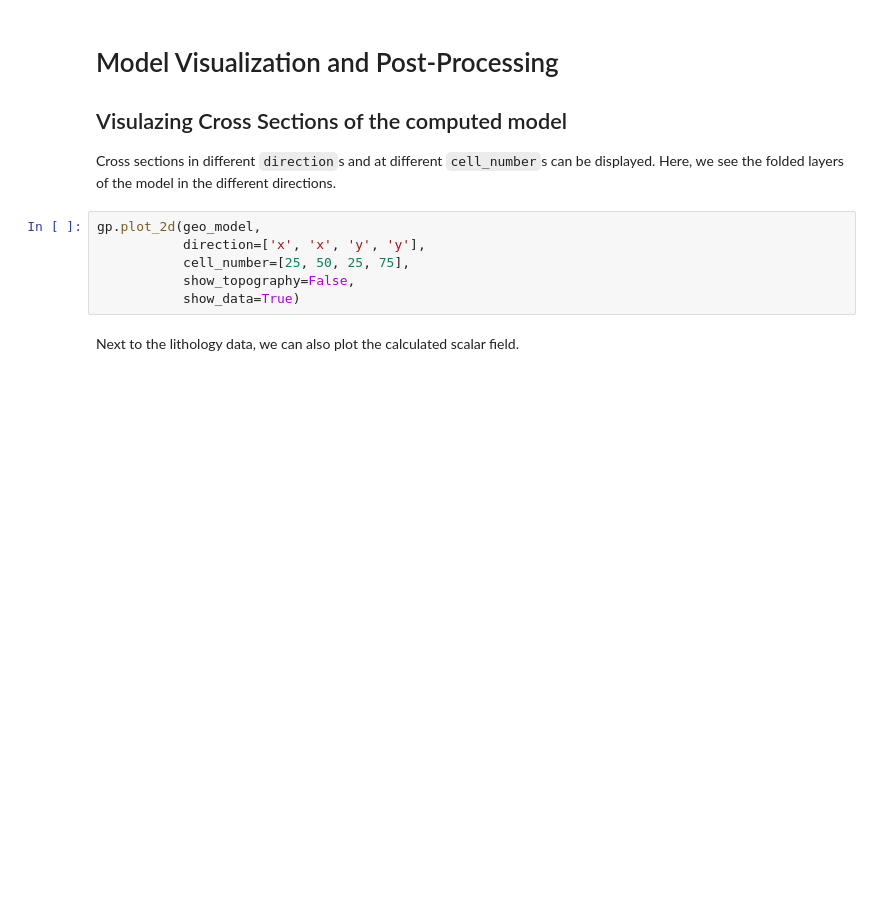
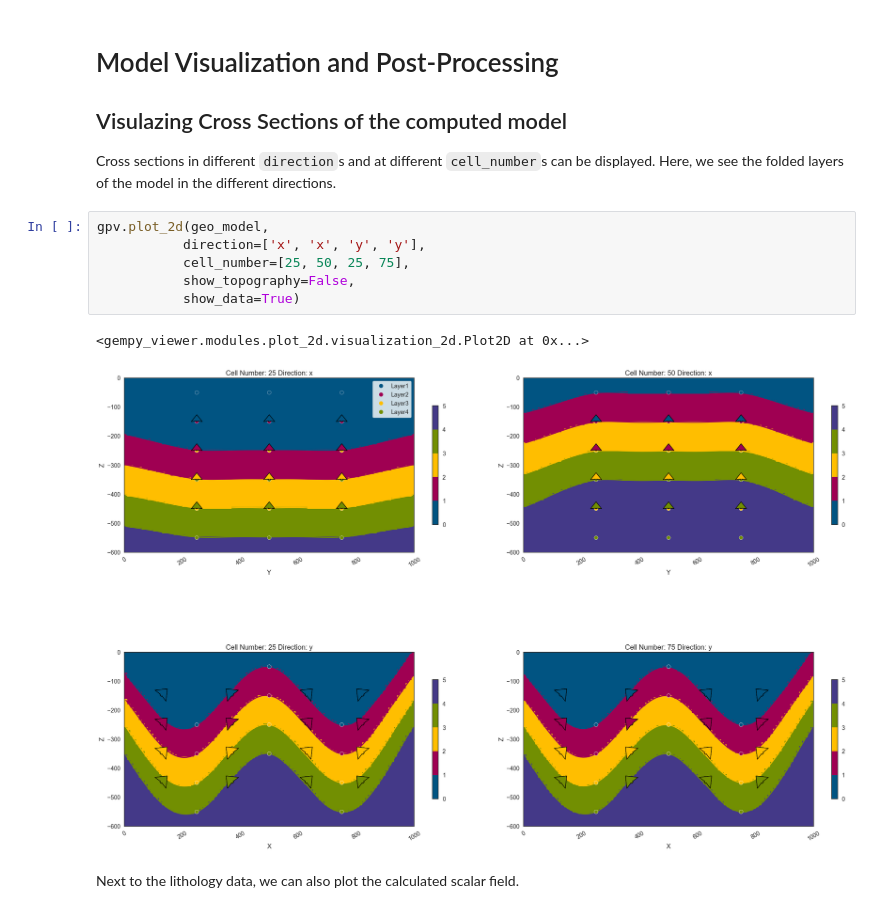
Before and after one commit to cgre-aachen/gemgis_data, a Jupyter notebook: notebooks/01_basic_modeling/model2_Folded_Layers.ipynb, the cells around one changed output. Cells and saved outputs as stored; diff of their text form; blank space fills up the shorter version.

```diff
--- a/notebooks/01_basic_modeling/model2_Folded_Layers.ipynb
+++ b/notebooks/01_basic_modeling/model2_Folded_Layers.ipynb
@@ -261,11 +308,14 @@ geo_model.solutions
 
 Cross sections in different `direction`s and at different `cell_number`s can be displayed. Here, we see the folded layers of the model in the different directions.
 # %%
-gp.plot_2d(geo_model,
+gpv.plot_2d(geo_model,
            direction=['x', 'x', 'y', 'y'],
            cell_number=[25, 50, 25, 75],
            show_topography=False,
            show_data=True)
+# %% [output]
+<gempy_viewer.modules.plot_2d.visualization_2d.Plot2D at 0x...>
+[figure, added]
 # %% [markdown]
 Next to the lithology data, we can also plot the calculated scalar field.
 # %%
```
Also changed, not shown: parts of 29 cells of this notebook, 3 other files.
